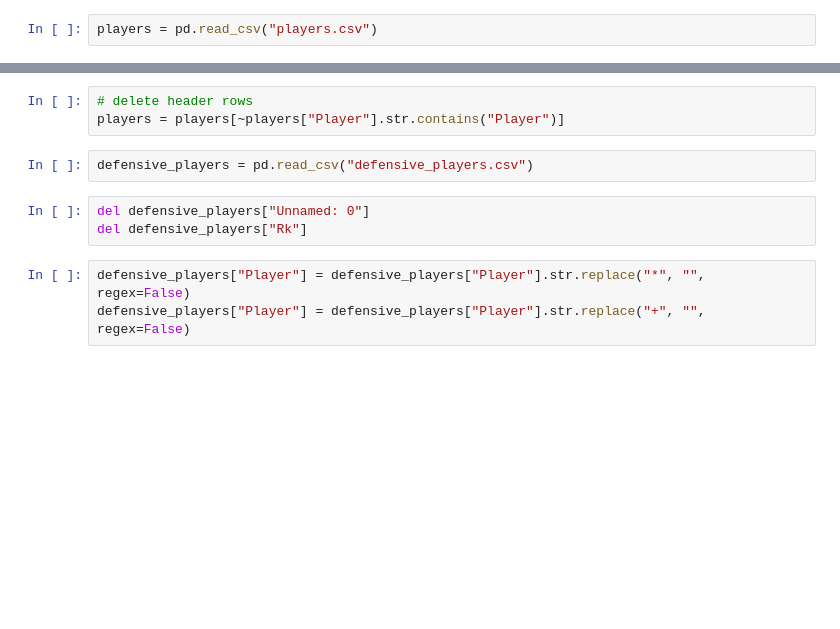
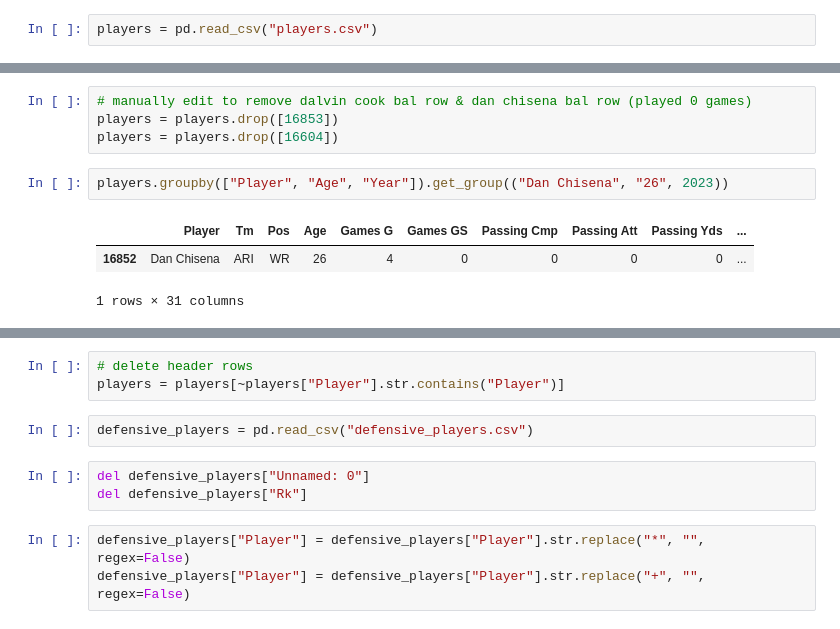
Before and after one commit to amyqcs/nfl-mvp, a Jupyter notebook: data_cleaning.ipynb, the cells around one changed output, grey strips where cells are left out. Saved outputs shown, nothing was run; the diff lists cells and outputs as text; blank space fills up the shorter version.

```diff
--- a/data_cleaning.ipynb
+++ b/data_cleaning.ipynb
@@ -45,0 +97,10 @@ players["Player"] = players["Player"].str.replace("+", "", regex=False)
+# %%
+# manually edit to remove dalvin cook bal row & dan chisena bal row (played 0 games)
+players = players.drop([16853])
+players = players.drop([16604])
+# %%
+players.groupby(["Player", "Age", "Year"]).get_group(("Dan Chisena", "26", 2023))
+# %% [output]
+|  | Player | Tm | Pos | Age | Games G | Games GS | Passing Cmp | Passing Att | Passing Yds | ... |
+| 16852 | Dan Chisena | ARI | WR | 26 | 4 | 0 | 0 | 0 | 0 | ... |
+1 rows × 31 columns
```
Also changed, not shown: parts of 22 cells of this notebook, 12 other files.
